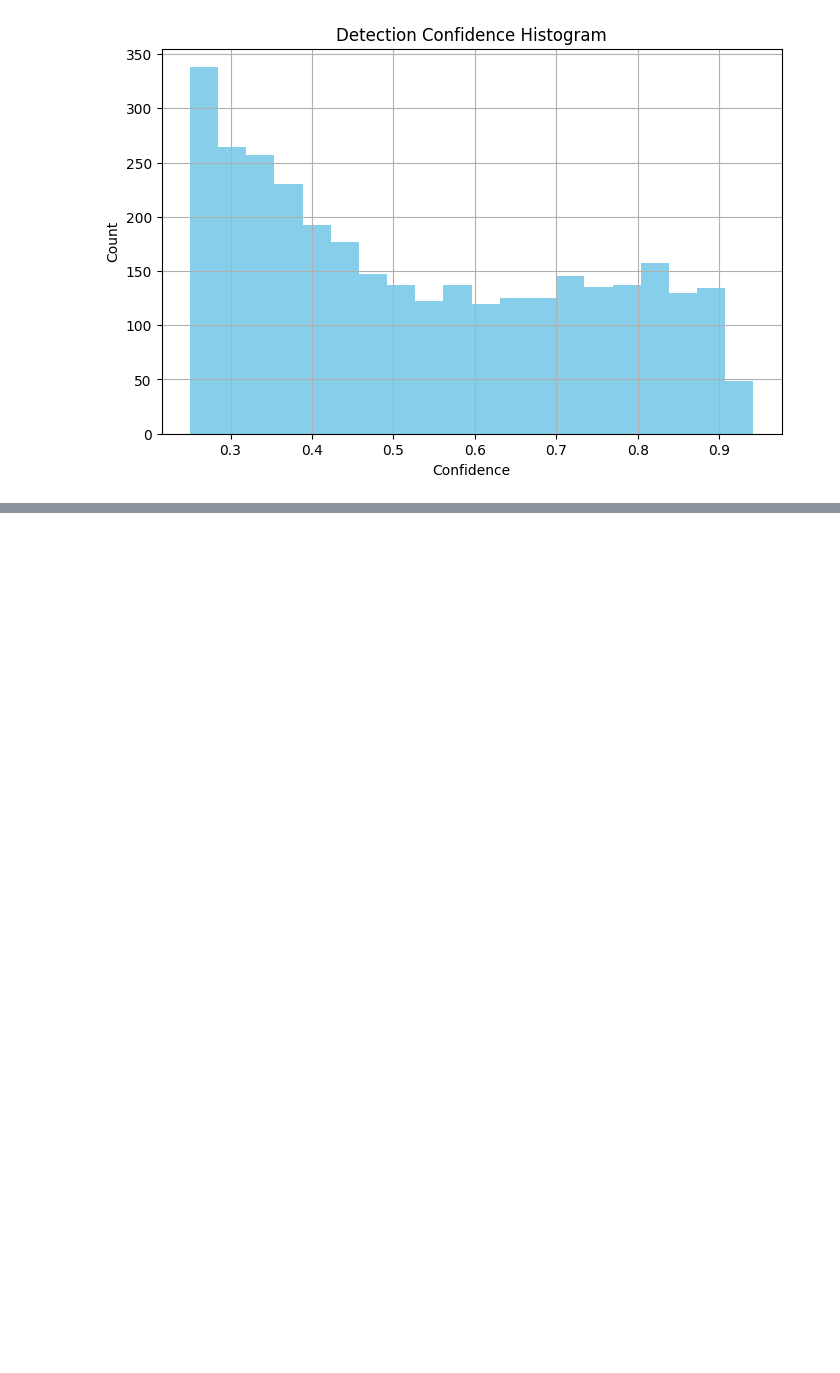
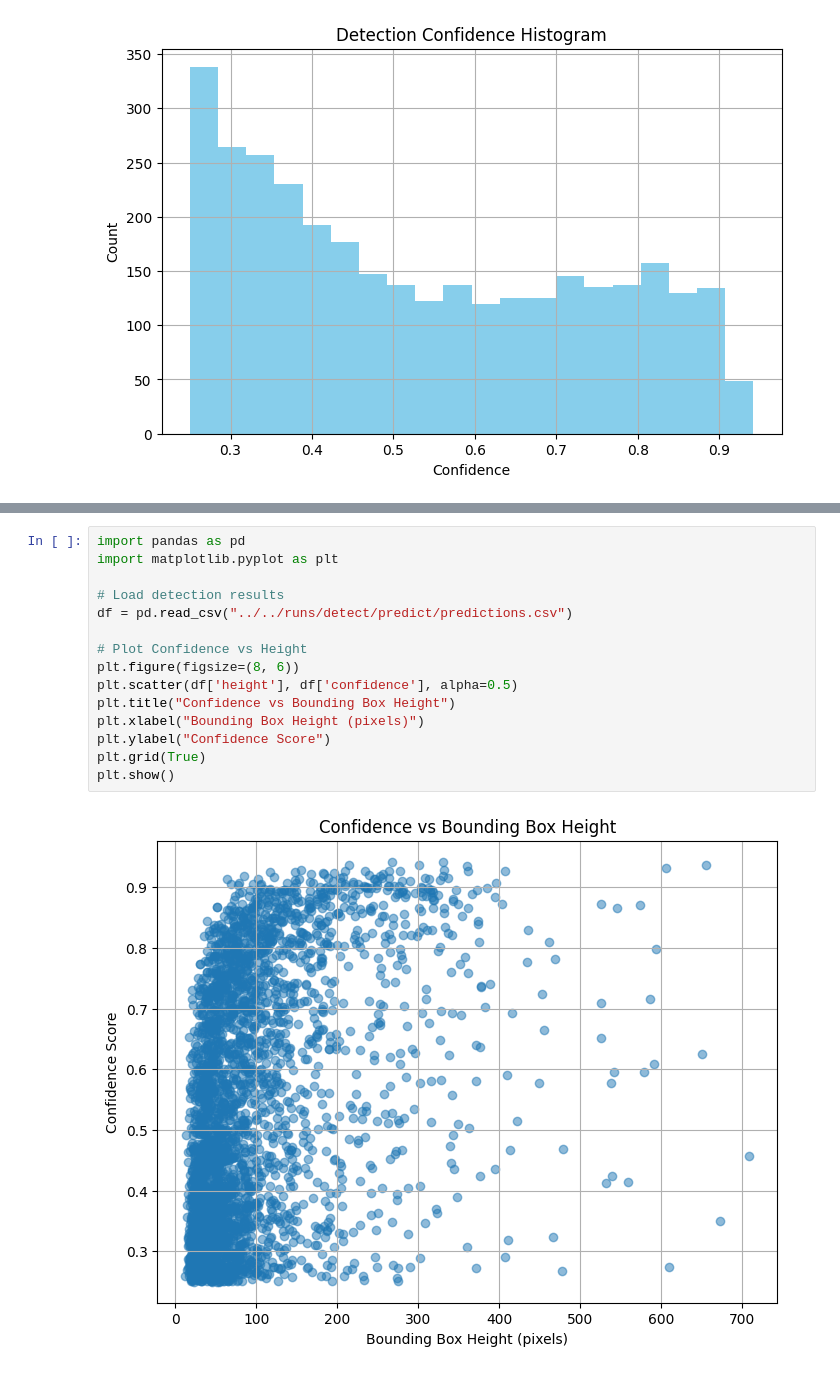
Before and after one commit to Nishanth-6/fair-pedestrian-detection, a Jupyter notebook: scripts/notebooks/fairness_analysis.ipynb, the cells around one changed output, grey strips where cells are left out. Saved outputs shown, nothing was run; the diff lists cells and outputs as text; blank space fills up the shorter version.

```diff
--- a/scripts/notebooks/fairness_analysis.ipynb
+++ b/scripts/notebooks/fairness_analysis.ipynb
@@ -21,0 +54,17 @@ plt.show()
+# %%
+import pandas as pd
+import matplotlib.pyplot as plt
+
+# Load detection results
+df = pd.read_csv("../../runs/detect/predict/predictions.csv")
+
+# Plot Confidence vs Height
+plt.figure(figsize=(8, 6))
+plt.scatter(df['height'], df['confidence'], alpha=0.5)
+plt.title("Confidence vs Bounding Box Height")
+plt.xlabel("Bounding Box Height (pixels)")
+plt.ylabel("Confidence Score")
+plt.grid(True)
+plt.show()
+# %% [output]
+[figure, added]
```
Also changed, not shown: parts of 4 cells of this notebook, 1 other file.
